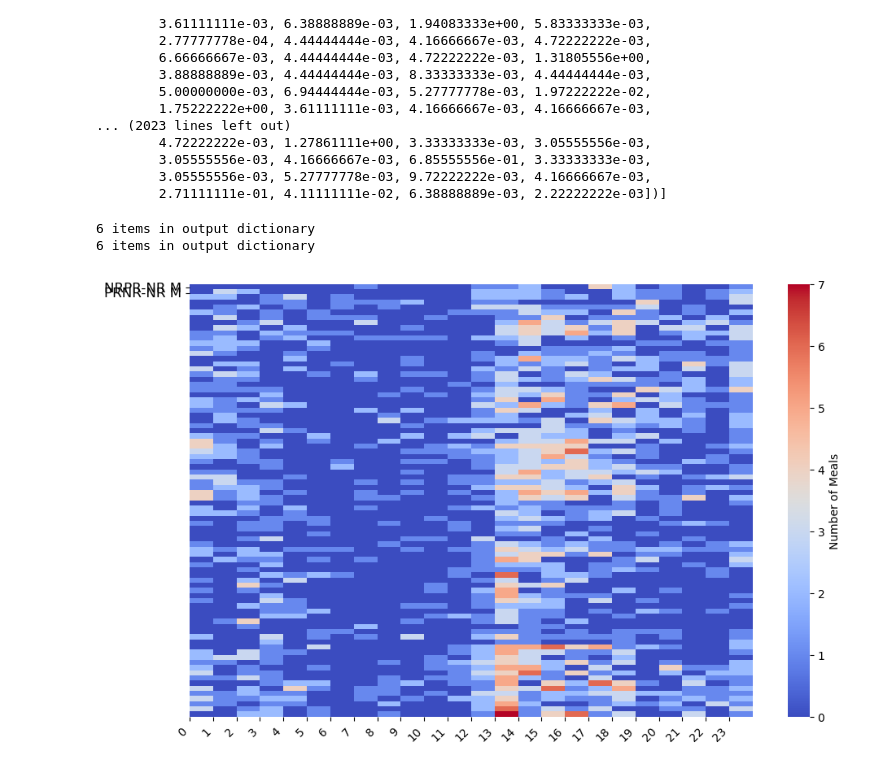
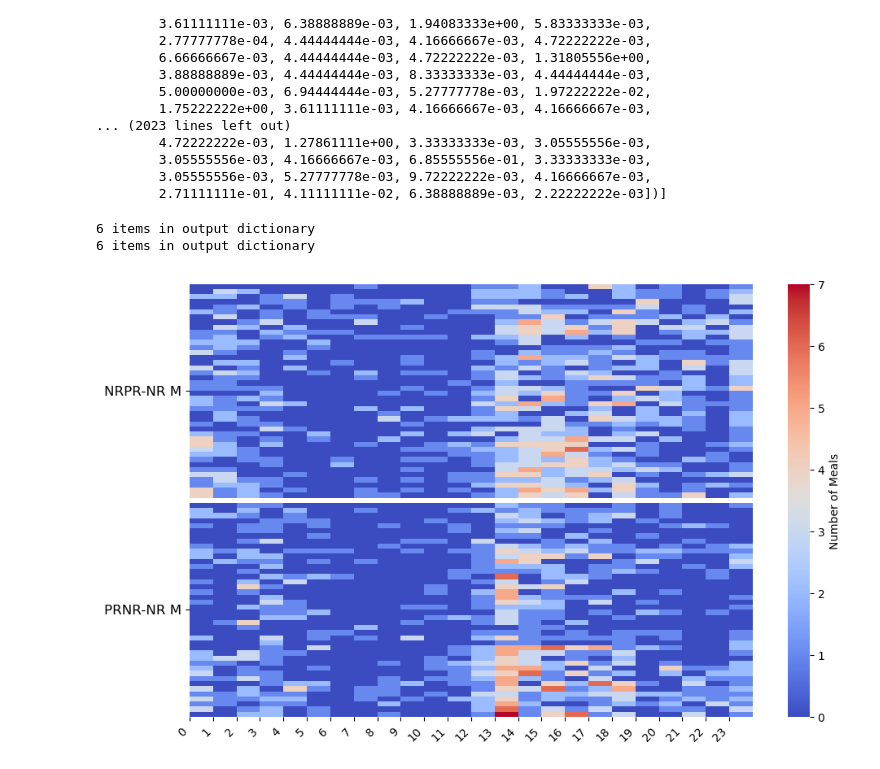
Before and after one commit to Htbibalan/FEDProtein, a Jupyter notebook: notebooks/FEDPROTEIN_NEW_MEAL_PLOTTING_UPDATE_V1.ipynb, the cells around one changed output. Cells and saved outputs as stored; diff of their text form; code cells hidden in the pictures.

```diff
--- a/notebooks/FEDPROTEIN_NEW_MEAL_PLOTTING_UPDATE_V1.ipynb
+++ b/notebooks/FEDPROTEIN_NEW_MEAL_PLOTTING_UPDATE_V1.ipynb
@@ -2739,7 +2739,7 @@ import matplotlib.pyplot as plt
 
 def hourly_meals_heatmap(data1, data2, ax=None, labels=["NRPR-NR M", "PRNR-NR M"], tick_step=1, **kwargs):
     """
-    Create a heatmap of hourly meals for two groups of male mice.
+    Create a heatmap of hourly meals for two groups of male mice, ensuring proper label separation.
 
     Parameters
     ----------
@@ -2765,40 +2765,41 @@ def hourly_meals_heatmap(data1, data2, ax=None, labels=["NRPR-NR M", "PRNR-NR M"
     hourly_meals1 = np.array(tp.flatten_list(data1))
     hourly_meals2 = np.array(tp.flatten_list(data2))
 
-    # Stack both groups' data vertically
-    data_matrix = np.vstack([hourly_meals1, hourly_meals2])
+    # Add padding between the two datasets
+    padding = np.full((1, hourly_meals1.shape[1]), np.nan)  # NaN for clear separation
+    data_matrix = np.vstack([hourly_meals1, padding, hourly_meals2])
 
     # Create the heatmap
     sns.heatmap(data_matrix, ax=ax, cmap="coolwarm", cbar_kws={'label': 'Number of Meals'}, **kwargs)
 
-    # Set labels
-    ax.set_yticks([0.75, 1.75])  # Set Y-tick positions slightly adjusted
-    ax.set_yticklabels(labels, rotation=0, va="center", fontsize=12)  # Align vertically centered
+    # Set Y-tick labels and positions, ensuring separation
+    ax.set_yticks([hourly_meals1.shape[0] / 2, hourly_meals1.shape[0] + 1 + hourly_meals2.shape[0] / 2])
+    ax.set_yticklabels(labels, rotation=0, va="center", fontsize=12)
 
     # Set X-axis ticks (hour of the day)
     ax.set_xticks(np.arange(0, 24, tick_step))
     ax.set_xticklabels([str(i) for i in range(24)], rotation=45, ha='right')
 
-    # Adjust the layout to prevent label overlapping
+    # Adjust layout to avoid label overlapping
     plt.tight_layout()
 
     return ax
 
 # Fetching the hourly meals data for NRPR-NR and PRNR-NR male mice
 nrpr_male_selector = {"order": 1, "sex": "M"}
 prnr_male_selector = {"order": 2, "sex": "M"}
 
 nr_hourly_meals_m_nrpr = get_data_fields(mice, ["nr_hourly_meals"], nrpr_male_selector)
 nr_hourly_meals_m_prnr = get_data_fields(mice, ["nr_hourly_meals"], prnr_male_selector)
 
 # Plotting the heatmap
 fig, ax = plt.subplots(figsize=(10, 6))
 
 hourly_meals_heatmap(nr_hourly_meals_m_nrpr, nr_hourly_meals_m_prnr, ax=ax,
                      labels=["NRPR-NR M", "PRNR-NR M"], tick_step=1)
 
 plt.show()
 # %% [output]
 6 items in output dictionary
 6 items in output dictionary
-[figure, old version]
+[figure, new version]
```
Also changed, not shown: parts of 1 cell of this notebook, 3 other files.
